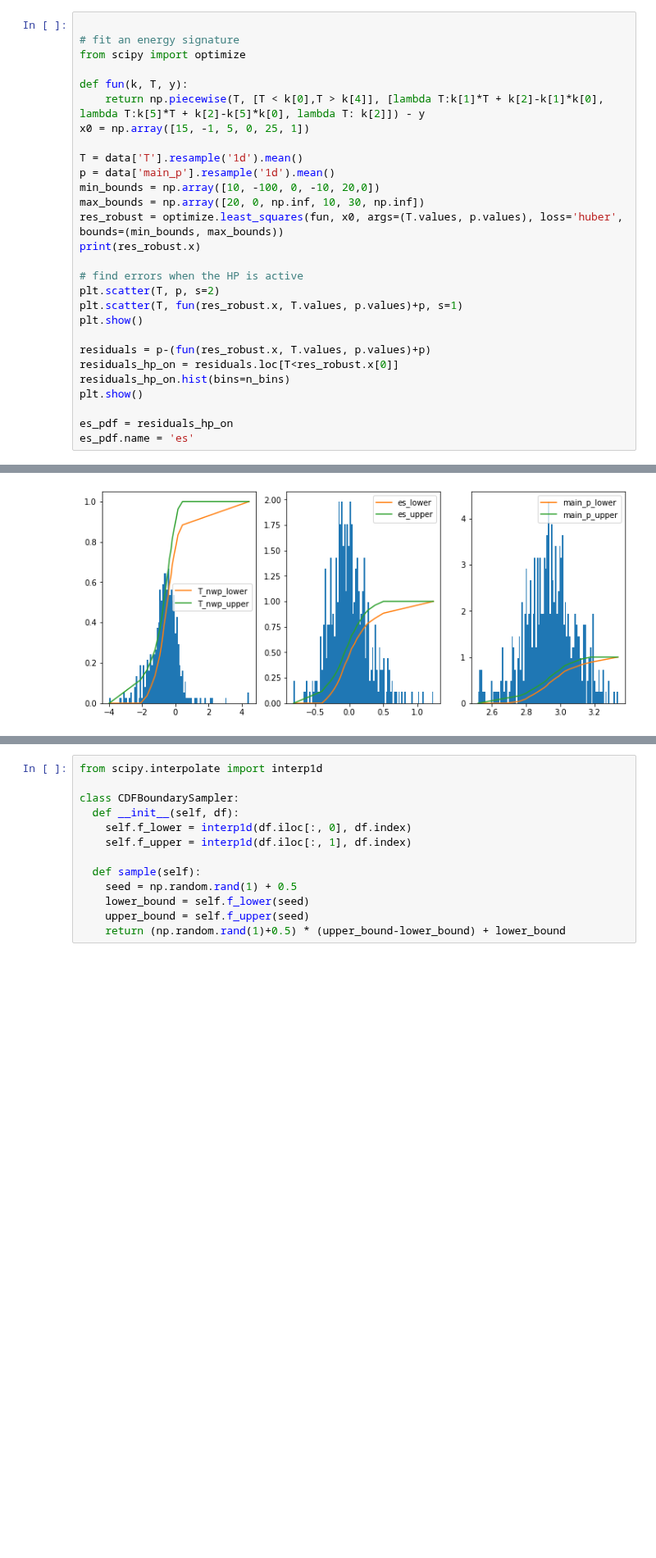
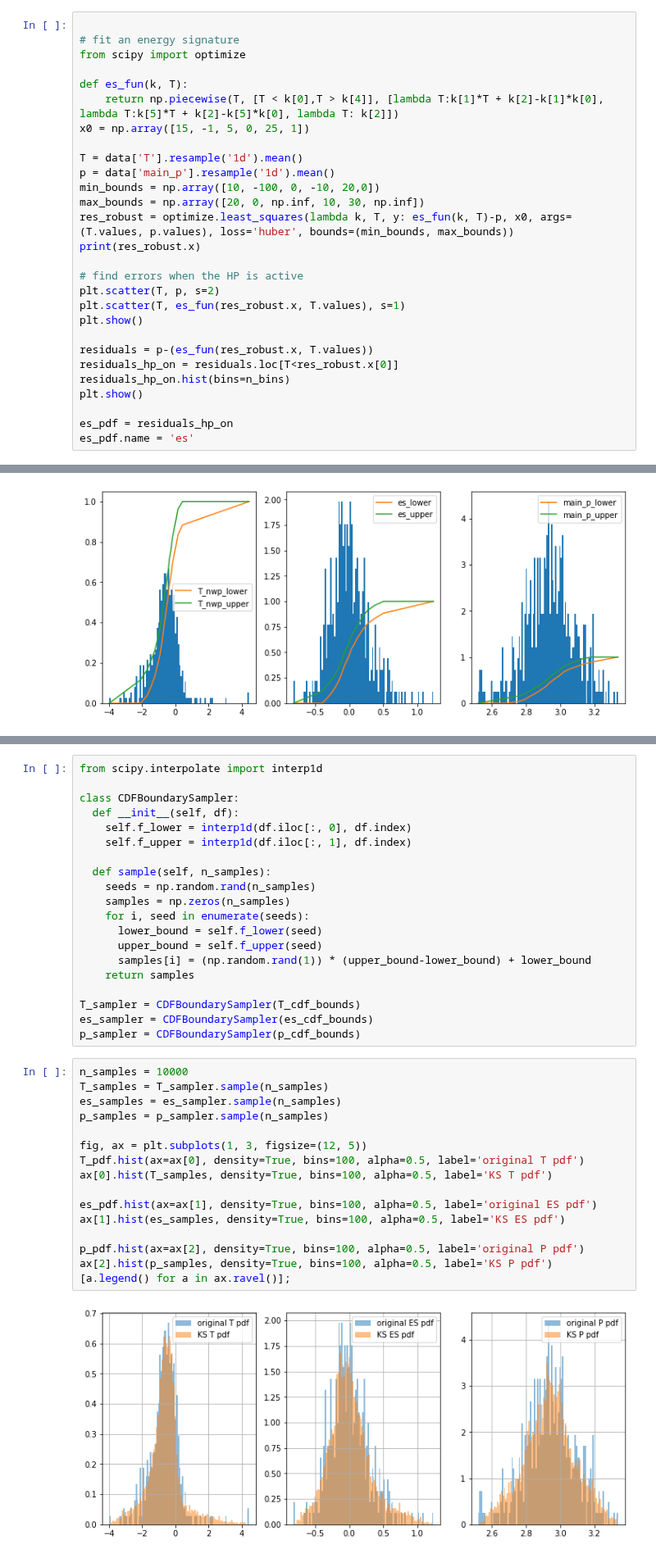
Before and after one commit to nepslor/teaching, a Jupyter notebook: TimeSeriesForecasting/decision_under_uncertainty.ipynb, the cells around one changed output, grey strips where cells are left out. Shown at 82% size. Saved outputs shown, nothing was run; the diff lists cells and outputs as text; blank space fills up the shorter version.

```diff
--- a/TimeSeriesForecasting/decision_under_uncertainty.ipynb
+++ b/TimeSeriesForecasting/decision_under_uncertainty.ipynb
@@ -125,23 +112,23 @@ plt.show()
 # fit an energy signature
 from scipy import optimize
 
-def fun(k, T, y):
-    return np.piecewise(T, [T < k[0],T > k[4]], [lambda T:k[1]*T + k[2]-k[1]*k[0], lambda T:k[5]*T + k[2]-k[5]*k[0], lambda T: k[2]]) - y
+def es_fun(k, T):
+    return np.piecewise(T, [T < k[0],T > k[4]], [lambda T:k[1]*T + k[2]-k[1]*k[0], lambda T:k[5]*T + k[2]-k[5]*k[0], lambda T: k[2]])
 x0 = np.array([15, -1, 5, 0, 25, 1])
 
 T = data['T'].resample('1d').mean()
 p = data['main_p'].resample('1d').mean()
 min_bounds = np.array([10, -100, 0, -10, 20,0])
 max_bounds = np.array([20, 0, np.inf, 10, 30, np.inf])
-res_robust = optimize.least_squares(fun, x0, args=(T.values, p.values), loss='huber', bounds=(min_bounds, max_bounds))
+res_robust = optimize.least_squares(lambda k, T, y: es_fun(k, T)-p, x0, args=(T.values, p.values), loss='huber', bounds=(min_bounds, max_bounds))
 print(res_robust.x)
 
 # find errors when the HP is active
 plt.scatter(T, p, s=2)
-plt.scatter(T, fun(res_robust.x, T.values, p.values)+p, s=1)
+plt.scatter(T, es_fun(res_robust.x, T.values), s=1)
 plt.show()
 
-residuals = p-(fun(res_robust.x, T.values, p.values)+p)
+residuals = p-(es_fun(res_robust.x, T.values))
 residuals_hp_on = residuals.loc[T<res_robust.x[0]]
 residuals_hp_on.hist(bins=n_bins)
 plt.show()
@@ -227,8 +210,33 @@ class CDFBoundarySampler:
     self.f_lower = interp1d(df.iloc[:, 0], df.index)
     self.f_upper = interp1d(df.iloc[:, 1], df.index)
 
-  def sample(self):
-    seed = np.random.rand(1) + 0.5
-    lower_bound = self.f_lower(seed)
-    upper_bound = self.f_upper(seed)
-    return (np.random.rand(1)+0.5) * (upper_bound-lower_bound) + lower_bound
+  def sample(self, n_samples):
+    seeds = np.random.rand(n_samples)
+    samples = np.zeros(n_samples)
+    for i, seed in enumerate(seeds):
+      lower_bound = self.f_lower(seed)
+      upper_bound = self.f_upper(seed)
+      samples[i] = (np.random.rand(1)) * (upper_bound-lower_bound) + lower_bound
+    return samples
+
+T_sampler = CDFBoundarySampler(T_cdf_bounds)
+es_sampler = CDFBoundarySampler(es_cdf_bounds)
+p_sampler = CDFBoundarySampler(p_cdf_bounds)
+# %%
+n_samples = 10000
+T_samples = T_sampler.sample(n_samples)
+es_samples = es_sampler.sample(n_samples)
+p_samples = p_sampler.sample(n_samples)
+
+fig, ax = plt.subplots(1, 3, figsize=(12, 5))
+T_pdf.hist(ax=ax[0], density=True, bins=100, alpha=0.5, label='original T pdf')
+ax[0].hist(T_samples, density=True, bins=100, alpha=0.5, label='KS T pdf')
+
+es_pdf.hist(ax=ax[1], density=True, bins=100, alpha=0.5, label='original ES pdf')
+ax[1].hist(es_samples, density=True, bins=100, alpha=0.5, label='KS ES pdf')
+
+p_pdf.hist(ax=ax[2], density=True, bins=100, alpha=0.5, label='original P pdf')
+ax[2].hist(p_samples, density=True, bins=100, alpha=0.5, label='KS P pdf')
+[a.legend() for a in ax.ravel()];
+# %% [output]
+[figure, added]
```
Also changed, not shown: parts of 3 cells of this notebook.
